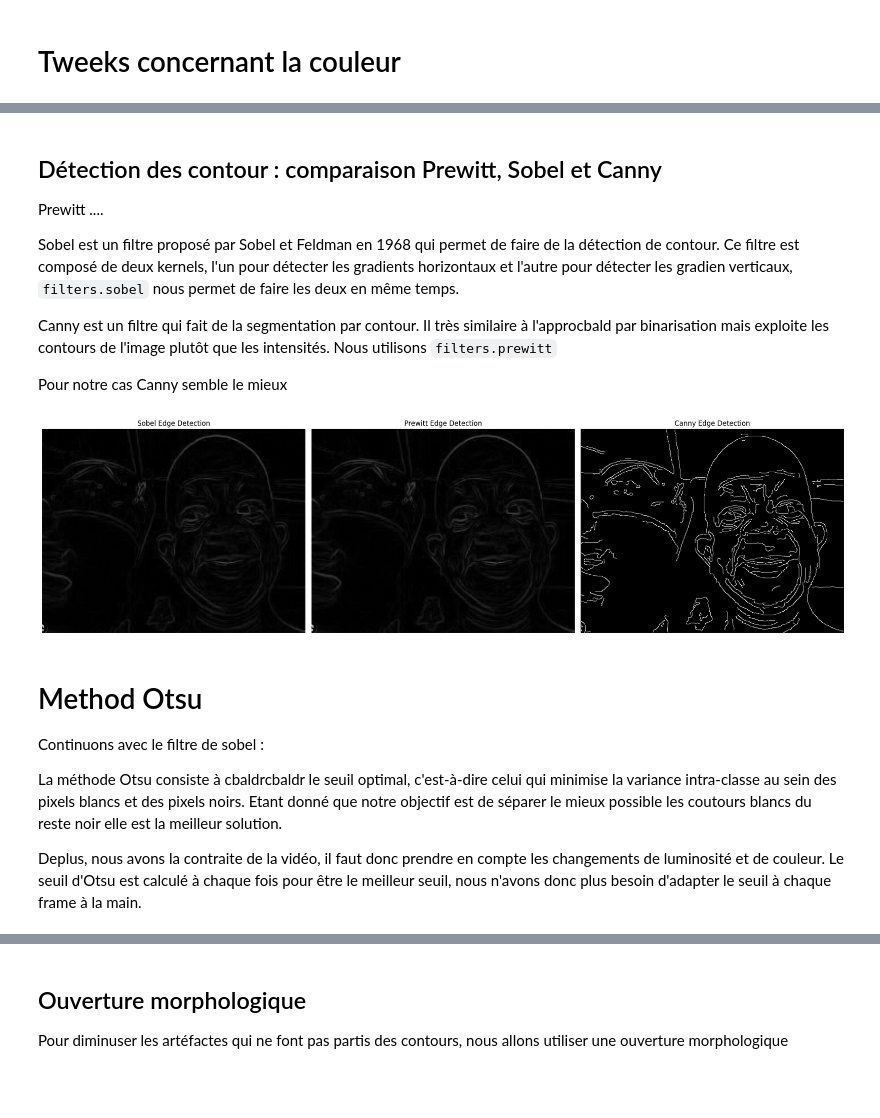
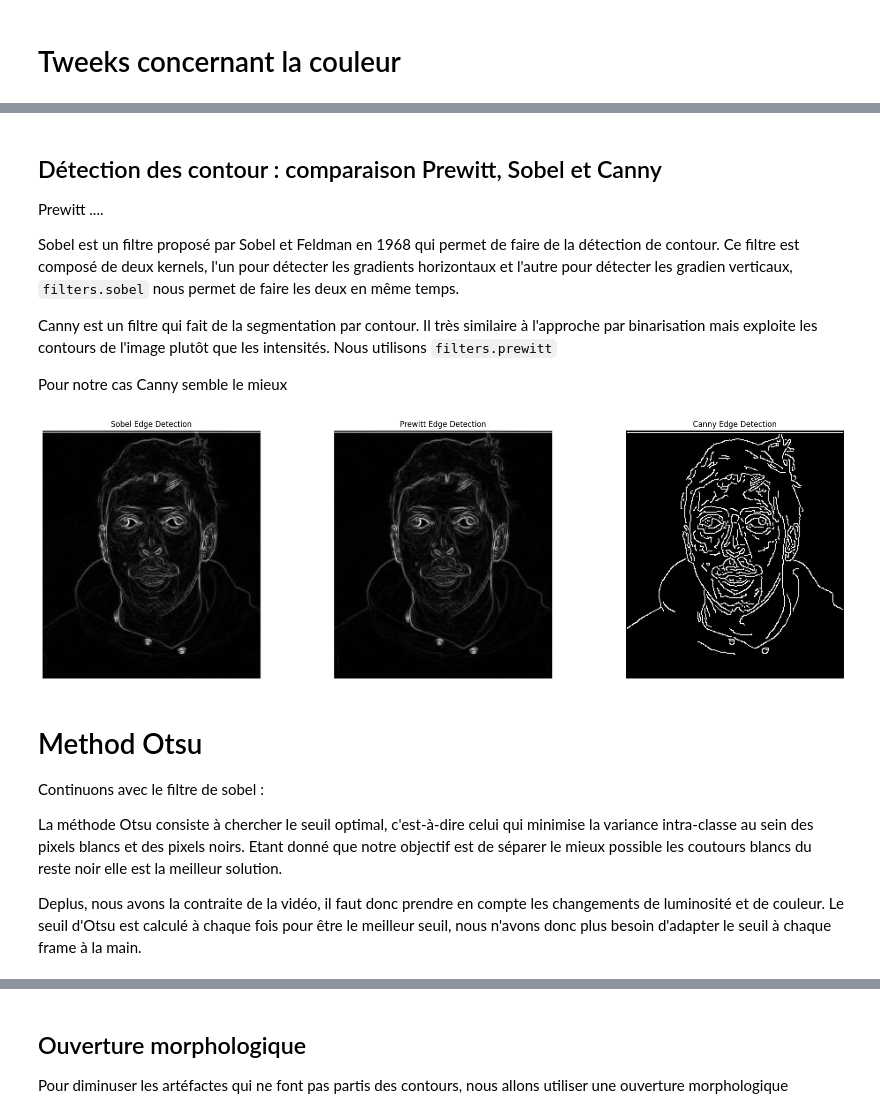
Before and after one commit to PierreVandel/analyse-images-cartoon, a Jupyter notebook: Cartoon.ipynb, the cells around one changed output, grey strips where cells are left out. Drawn from its saved outputs; the diff is of its cells as text; code cells hidden in the pictures; blank space fills up the shorter version.

```diff
--- a/Cartoon.ipynb
+++ b/Cartoon.ipynb
@@ -100,7 +97,7 @@ Prewitt ....
 
 Sobel est un filtre proposé par Sobel et Feldman en 1968 qui permet de faire de la détection de contour. Ce filtre est composé de deux kernels, l'un pour détecter les gradients horizontaux et l'autre pour détecter les gradien verticaux, `filters.sobel` nous permet de faire les deux en même temps.
 
-Canny est un filtre qui fait de la segmentation par contour. Il très similaire à l'approcbald par binarisation mais exploite les contours de l'image plutôt que les intensités. Nous utilisons `filters.prewitt`
+Canny est un filtre qui fait de la segmentation par contour. Il très similaire à l'approche par binarisation mais exploite les contours de l'image plutôt que les intensités. Nous utilisons `filters.prewitt`
 
 
 Pour notre cas Canny semble le mieux
@@ -112,42 +109,40 @@ from skimage import filters
 from skimage.data import camera
 from skimage.util import compare_images
 from skimage.util import img_as_float
 from skimage import io
 
 from skimage import feature
 
-
-image = img_as_float(io.imread("resources/images/bald.jpg"))
 
 edge_sobel = filters.sobel(image[:,:,1])
 edge_prewitt = filters.prewitt(image[:,:,1])
 edge_canny = feature.canny(image[:,:,1])
 
 
 fig, axes = plt.subplots(ncols=3, sharex=True, sharey=True, figsize=(20, 6))
 
 axes[0].imshow(edge_sobel, cmap="gray")
 axes[0].set_title('Sobel Edge Detection')
 
 axes[1].imshow(edge_prewitt, cmap="gray")
 axes[1].set_title('Prewitt Edge Detection')
 
 axes[2].imshow(edge_canny, cmap="gray")
 axes[2].set_title('Canny Edge Detection')
 
 for ax in axes:
     ax.axis('off')
 
 plt.tight_layout()
 plt.show()
 # %% [output]
-[figure, old version]
+[figure, new version]
 # %% [markdown]
 # Method Otsu
 
 Continuons avec le filtre de sobel :
 
-La méthode Otsu consiste à cbaldrcbaldr le seuil optimal, c'est-à-dire celui qui minimise la variance intra-classe au sein des pixels blancs et des pixels noirs. Etant donné que notre objectif est de séparer le mieux possible les coutours blancs du reste noir elle est la meilleur solution.
+La méthode Otsu consiste à chercher le seuil optimal, c'est-à-dire celui qui minimise la variance intra-classe au sein des pixels blancs et des pixels noirs. Etant donné que notre objectif est de séparer le mieux possible les coutours blancs du reste noir elle est la meilleur solution.
 
 Deplus, nous avons la contraite de la vidéo, il faut donc prendre en compte les changements de luminosité et de couleur. Le seuil d'Otsu est calculé à chaque fois pour être le meilleur seuil, nous n'avons donc plus besoin d'adapter le seuil à chaque frame à la main.
 # %%
```
Also changed, not shown: parts of 6 cells of this notebook.
